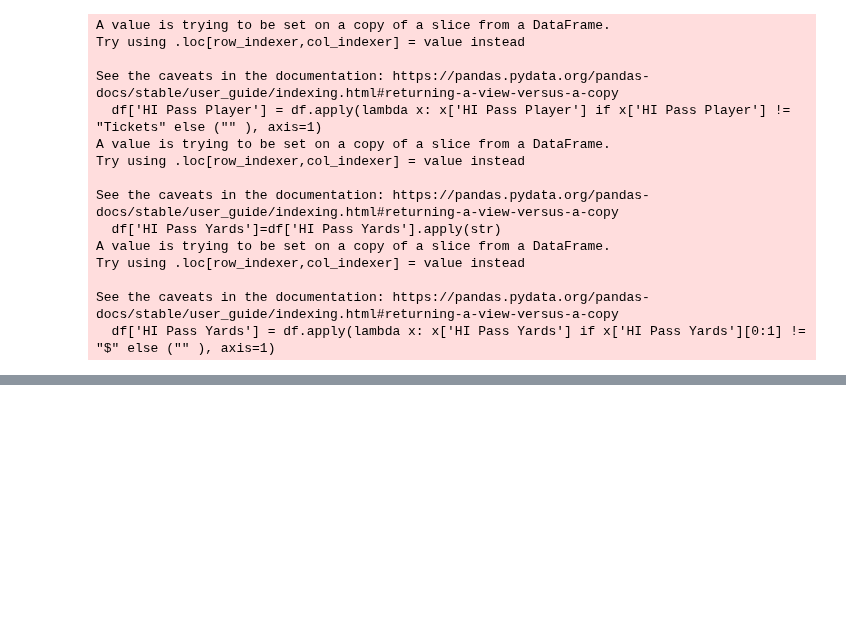
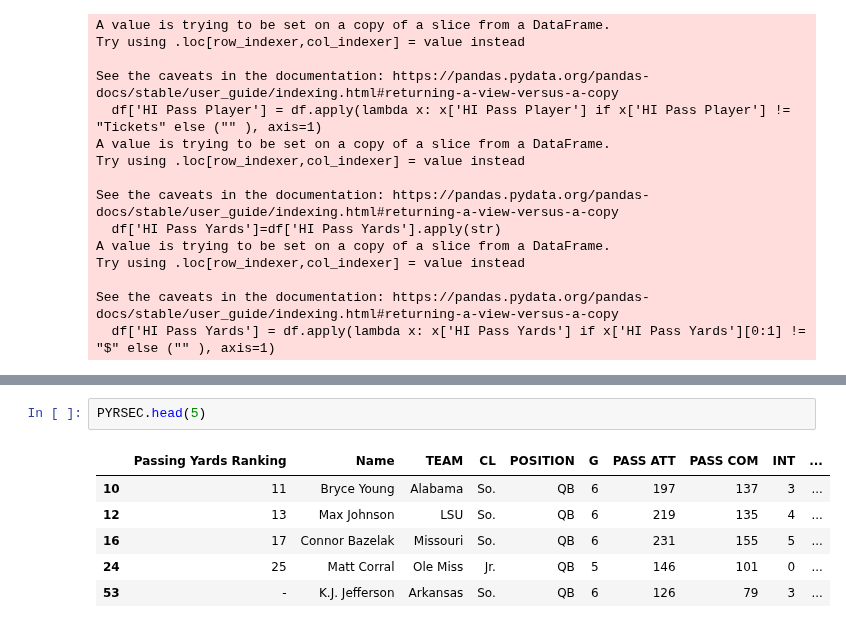
Before and after one commit to MarkClampitt/Springboard, a Jupyter notebook: Capstone2/DataWrangling.ipynb, the cells around one changed output, grey strips where cells are left out. Drawn from its saved outputs; the diff is of its cells as text; blank space fills up the shorter version.

```diff
--- a/Capstone2/DataWrangling.ipynb
+++ b/Capstone2/DataWrangling.ipynb
@@ -736,3 +612,12 @@ df.head(20)
 | 17 | 2021-10-09 | Arkansas | Jefferson | 326 | Sanders | 139 | Burks | ... |
 | 18 | 2021-10-16 | Arkansas |  |  | NaN | NaN | NaN | ... |
 | 19 | 2021-10-23 | Arkansas |  |  | NaN | NaN | NaN | ... |
+# %%
+PYRSEC.head(5)
+# %% [output]
+|  | Passing Yards Ranking | Name | TEAM | CL | POSITION | G | PASS ATT | PASS COM | INT | ... |
+| 10 | 11 | Bryce Young | Alabama | So. | QB | 6 | 197 | 137 | 3 | ... |
+| 12 | 13 | Max Johnson | LSU | So. | QB | 6 | 219 | 135 | 4 | ... |
+| 16 | 17 | Connor Bazelak | Missouri | So. | QB | 6 | 231 | 155 | 5 | ... |
+| 24 | 25 | Matt Corral | Ole Miss | Jr. | QB | 5 | 146 | 101 | 0 | ... |
+| 53 | - | K.J. Jefferson | Arkansas | So. | QB | 6 | 126 | 79 | 3 | ... |
```
Also changed, not shown: parts of 25 cells of this notebook.
